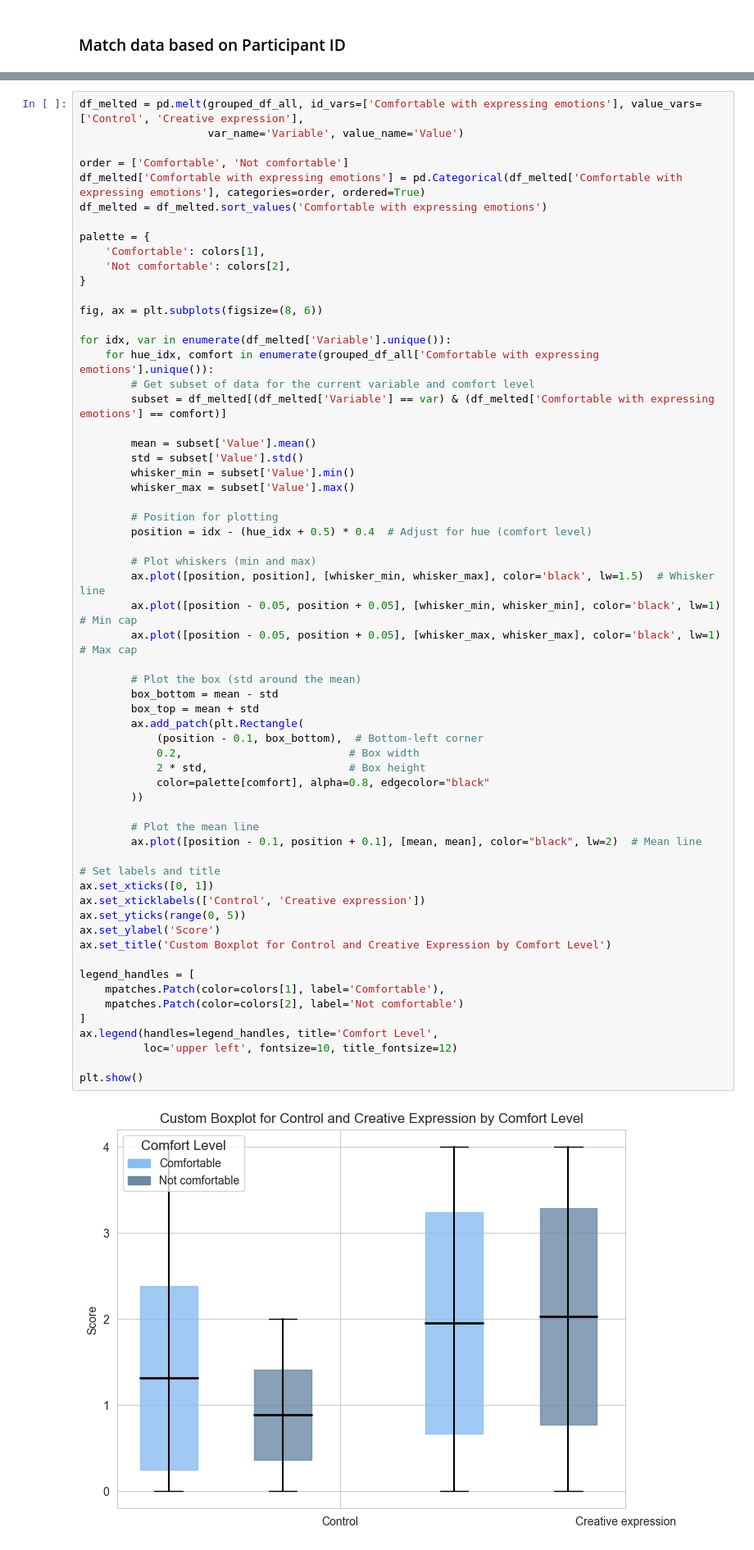
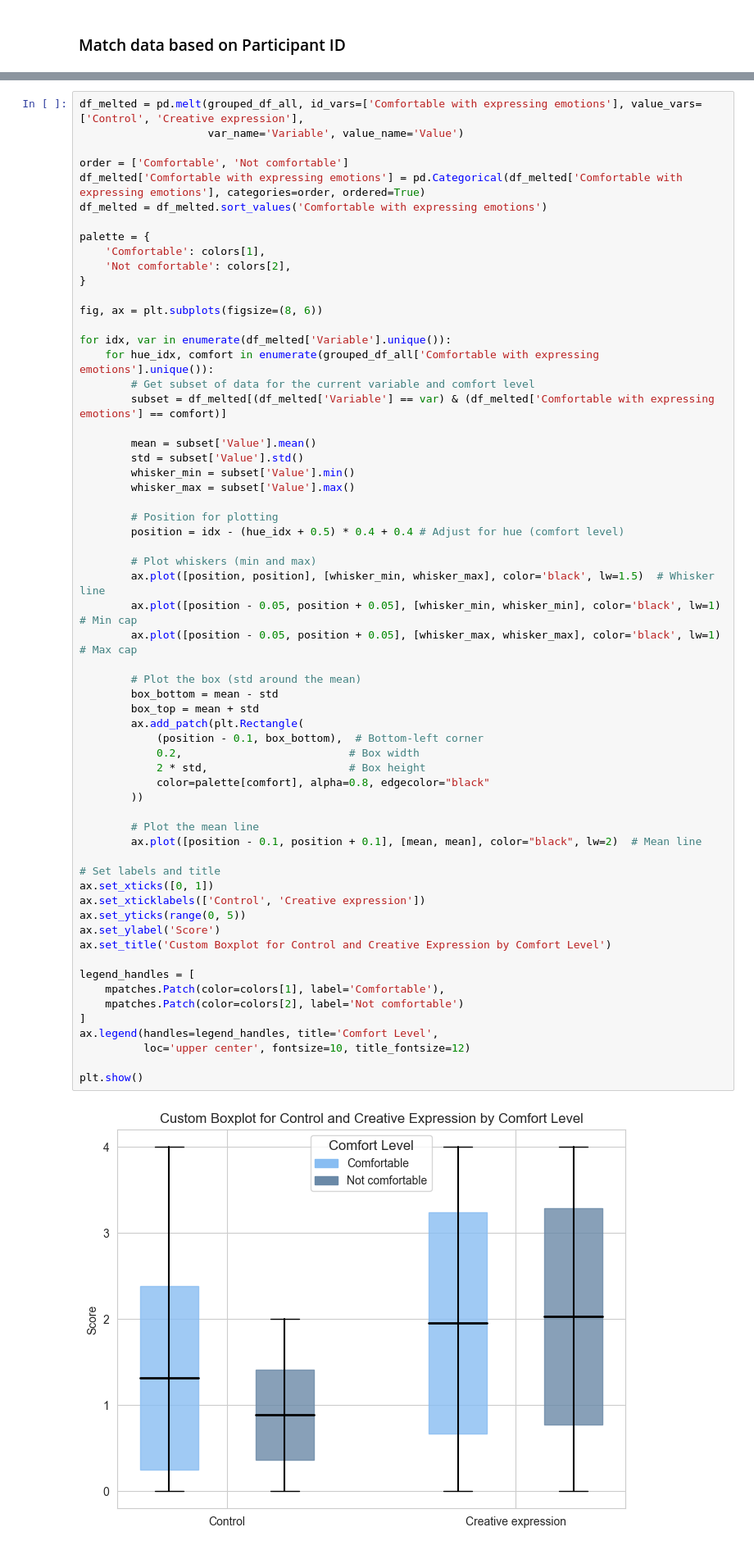
Before and after one commit to ihneskarbovik/IN5060-assignment3, a Jupyter notebook: study.ipynb, the cells around one changed output, grey strips where cells are left out. Shown: that part at 82% size. Cells and saved outputs as stored; diff of their text form.

```diff
--- a/study.ipynb
+++ b/study.ipynb
@@ -329,7 +329,7 @@ for idx, var in enumerate(df_melted['Variable'].unique()):
         whisker_max = subset['Value'].max()
 
         # Position for plotting
-        position = idx - (hue_idx + 0.5) * 0.4  # Adjust for hue (comfort level)
+        position = idx - (hue_idx + 0.5) * 0.4 + 0.4 # Adjust for hue (comfort level)
 
         # Plot whiskers (min and max)
         ax.plot([position, position], [whisker_min, whisker_max], color='black', lw=1.5)  # Whisker line
@@ -337,35 +337,35 @@ for idx, var in enumerate(df_melted['Variable'].unique()):
         ax.plot([position - 0.05, position + 0.05], [whisker_max, whisker_max], color='black', lw=1)  # Max cap
 
         # Plot the box (std around the mean)
         box_bottom = mean - std
         box_top = mean + std
         ax.add_patch(plt.Rectangle(
             (position - 0.1, box_bottom),  # Bottom-left corner
             0.2,                          # Box width
             2 * std,                      # Box height
             color=palette[comfort], alpha=0.8, edgecolor="black"
         ))
 
         # Plot the mean line
         ax.plot([position - 0.1, position + 0.1], [mean, mean], color="black", lw=2)  # Mean line
 
 # Set labels and title
 ax.set_xticks([0, 1])
 ax.set_xticklabels(['Control', 'Creative expression'])
 ax.set_yticks(range(0, 5))
 ax.set_ylabel('Score')
 ax.set_title('Custom Boxplot for Control and Creative Expression by Comfort Level')
 
 legend_handles = [
     mpatches.Patch(color=colors[1], label='Comfortable'),
     mpatches.Patch(color=colors[2], label='Not comfortable')
 ]
 ax.legend(handles=legend_handles, title='Comfort Level',
-          loc='upper left', fontsize=10, title_fontsize=12)
+          loc='upper center', fontsize=10, title_fontsize=12)
 
 plt.show()
 # %% [output]
-[figure, old version]
+[figure, new version]
 # %%
 stats = grouped_df_all.groupby(['Session_ID', 'Comfortable with expressing emotions'])['Excitement'].agg(
     mean='mean', std='std', min='min', max='max'
```
